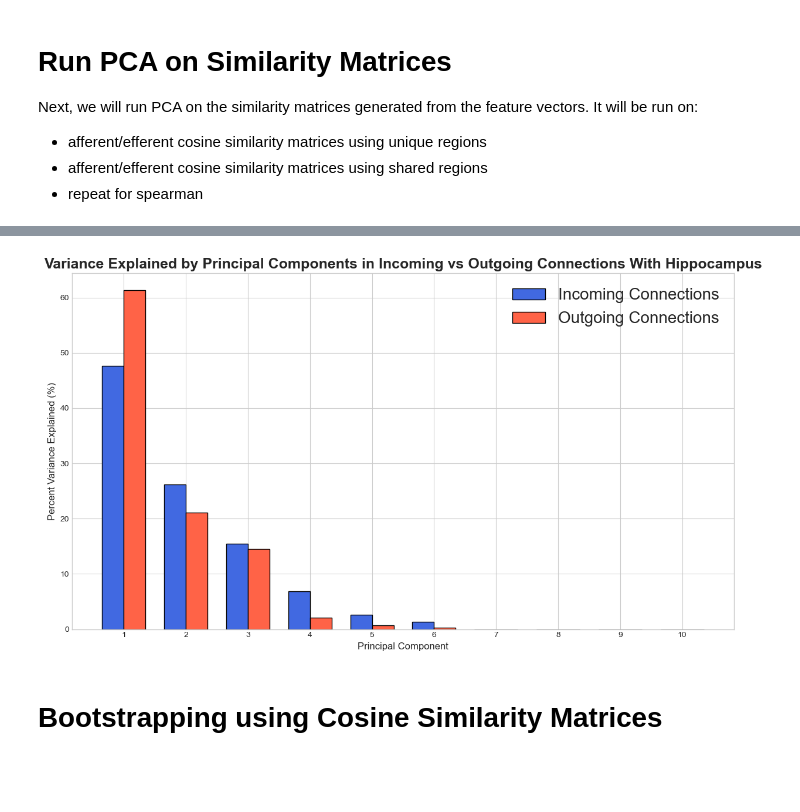
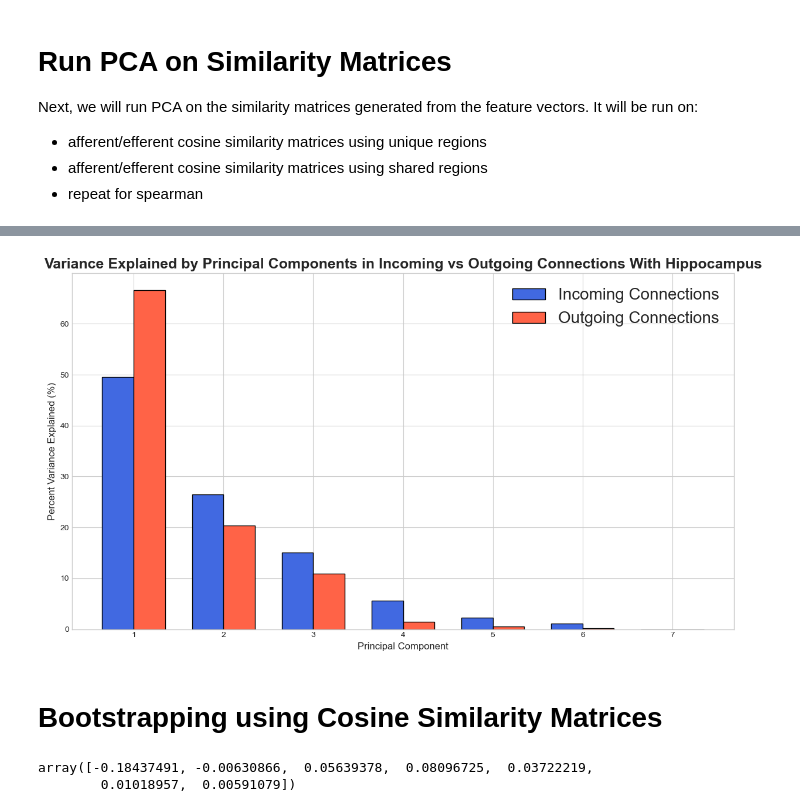
Before and after one commit to chris-weinberger/br2f_connectome, a Jupyter notebook: scripts/PCA_hippocampal.ipynb, the cells around one changed output, grey strips where cells are left out. Cells and saved outputs as stored; diff of their text form; code cells hidden in the pictures; blank space fills up the shorter version.

```diff
--- a/scripts/PCA_hippocampal.ipynb
+++ b/scripts/PCA_hippocampal.ipynb
@@ -35,4 +36,6 @@ df_avg_to = df_avg_to.loc[:,df_avg_to.apply(np.count_nonzero, axis=0) >= 1]
 common_cols = df_avg_to.columns.intersection(df_avg_from.columns)
 df_avg_to_shared = df_avg_to[common_cols]
 df_avg_from_shared = df_avg_from[common_cols]
+# %%
+df_avg_to_shared, df_avg_from_shared = get_feature_vectors_shared()
 # %%
@@ -138,5 +47,0 @@ plt.show()
-# %%
-# find the shared regions
-common_cols = df_avg_to.columns.intersection(df_avg_from.columns)
-df_avg_to_shared = df_avg_to[common_cols]
-df_avg_from_shared = df_avg_from[common_cols]
@@ -447,7 +275,9 @@ plt_spearman_unique.savefig('../output/incoming_outgoing_PCA_spearman_unique_reg
 # %%
-plt_spearman_shared = plot_incoming_outgoing_PCA(incoming_distance = spearman_df_to_shared, outgoing_distance = spearman_df_from_shared, n_components=10)
+plt_spearman_shared = plot_incoming_outgoing_PCA(incoming_distance = spearman_df_to_shared,
+                                                 outgoing_distance = spearman_df_from_shared,
+                                                 n_components=7)
 plt_spearman_shared.savefig('../output/incoming_outgoing_PCA_spearman_shared_regions.png')
 # %% [output]
-[figure, old version]
+[figure, new version]
 # %% [markdown]
 # Bootstrapping using Cosine Similarity Matrices
@@ -454,3 +316,8 @@ plt_spearman_shared.savefig('../output/incoming_outgoing_PCA_spearman_shared_reg
+# %%
+real_differences
+# %% [output]
+array([-0.18437491, -0.00630866,  0.05639378,  0.08096725,  0.03722219,
+        0.01018957,  0.00591079])
 # %%
 # --- BOOTSTRAP THE CORRELATION MATRICES ----
 
```
Also changed, not shown: parts of 16 cells of this notebook, 5 other files.
